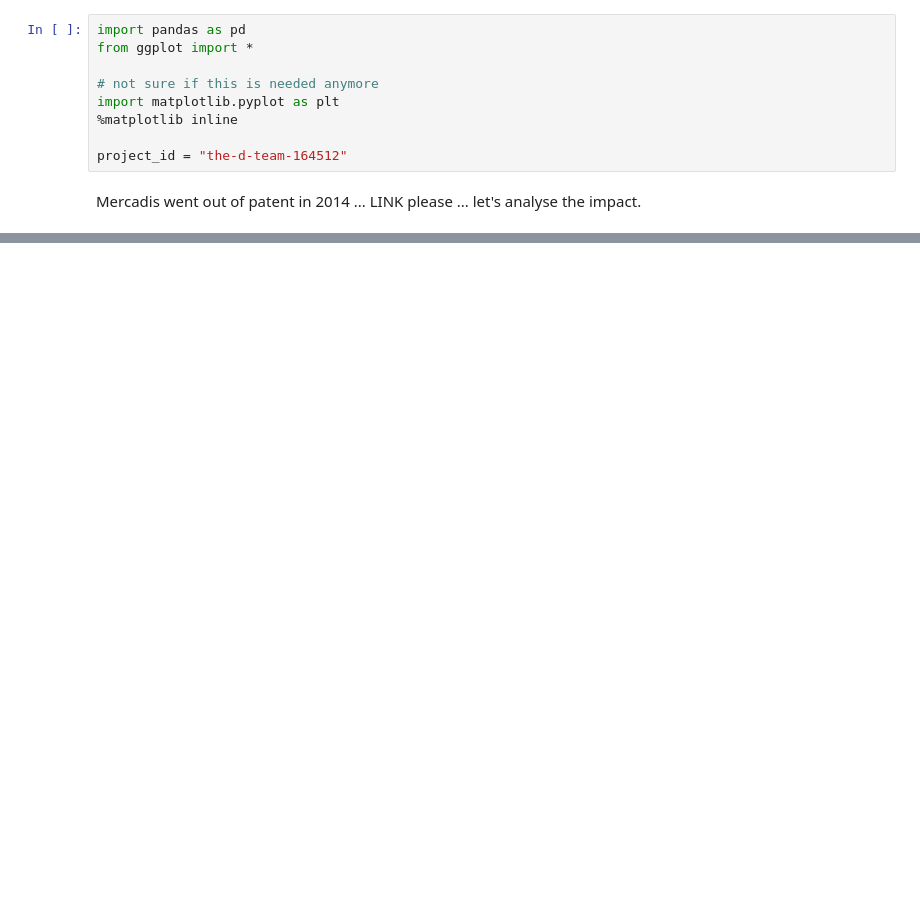
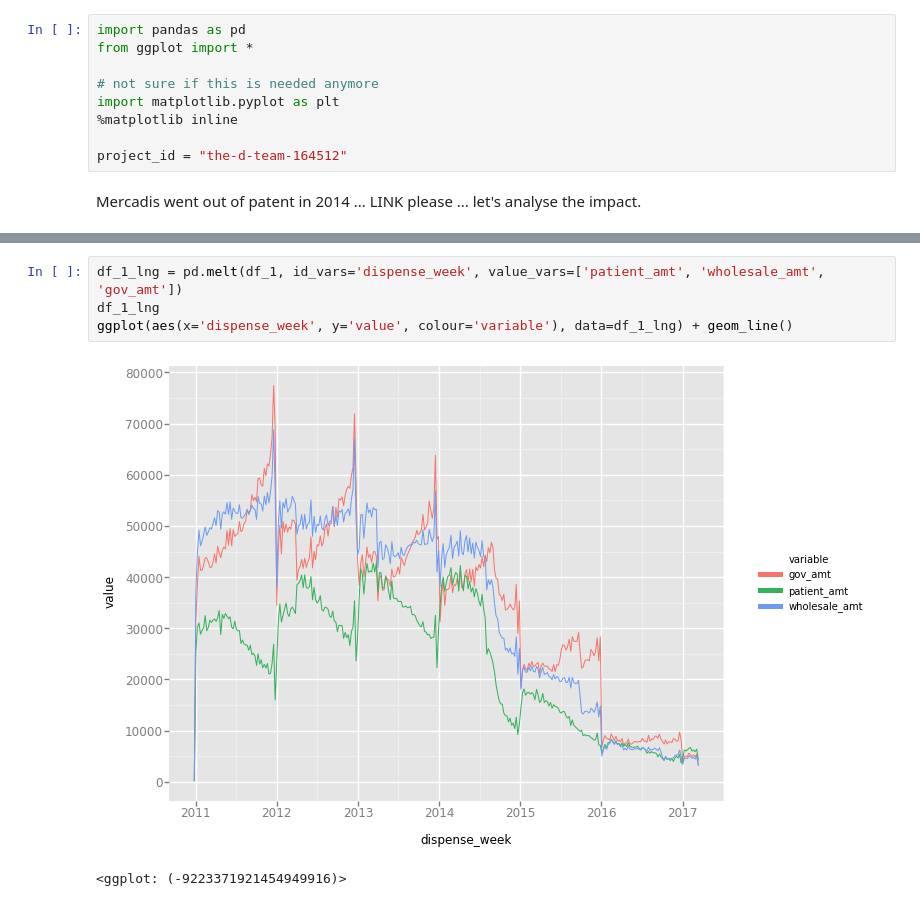
Before and after one commit to saramic/the-d-team, a Jupyter notebook: analysis/Mecardis goes out of patent.ipynb, the cells around one changed output, grey strips where cells are left out. Cells and saved outputs as stored; diff of their text form; blank space fills up the shorter version.

```diff
--- a/analysis/Mecardis goes out of patent.ipynb
+++ b/analysis/Mecardis goes out of patent.ipynb
@@ -48,0 +58,7 @@ ggplot(aes(x='dispense_week', y='transaction_count'), data=df) + geom_line()
+# %%
+df_1_lng = pd.melt(df_1, id_vars='dispense_week', value_vars=['patient_amt', 'wholesale_amt', 'gov_amt'])
+df_1_lng
+ggplot(aes(x='dispense_week', y='value', colour='variable'), data=df_1_lng) + geom_line()
+# %% [output]
+[figure, added]
+<ggplot: (-9223371921454949916)>
```
Also changed, not shown: parts of 3 cells of this notebook.
